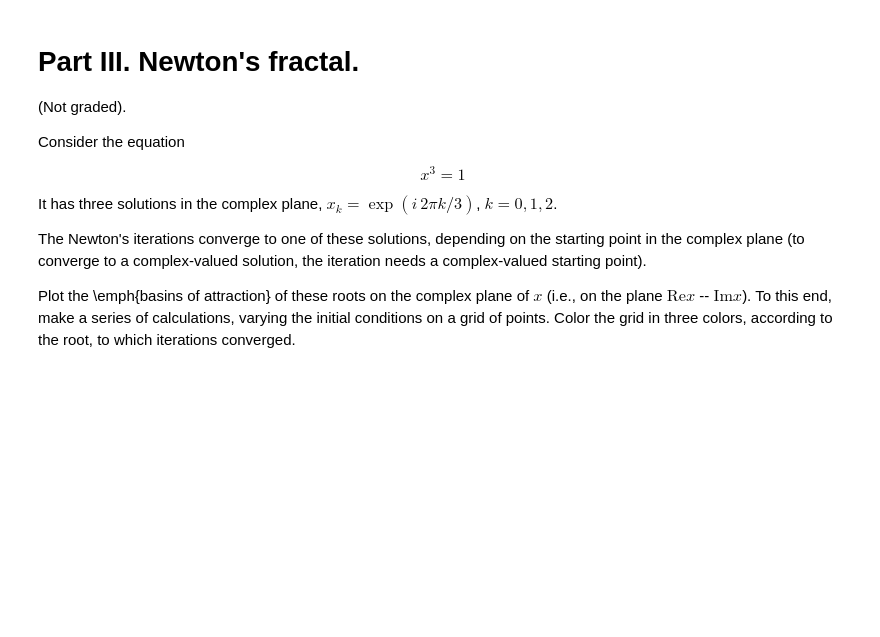
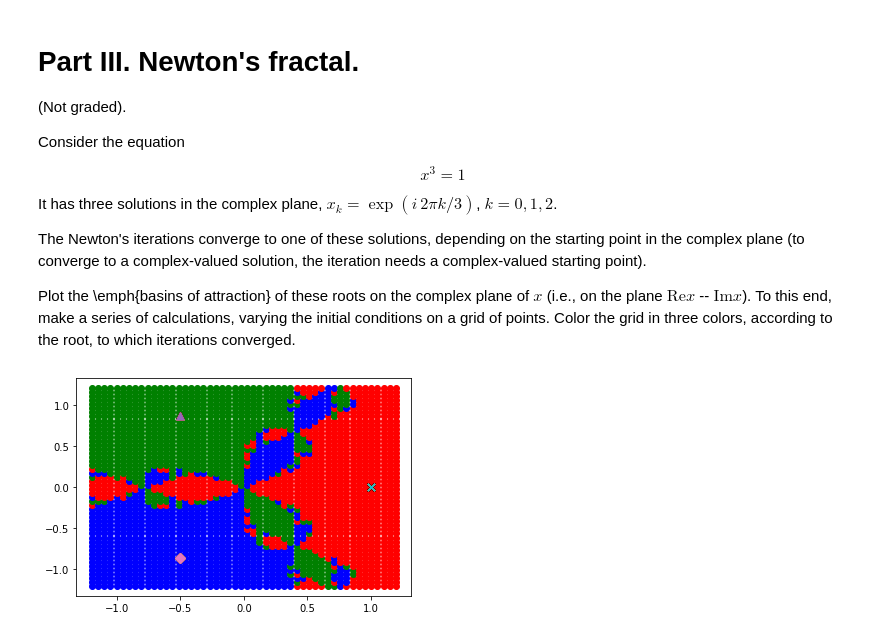
Before and after one commit to kjflorez/kflorezMetNumUN2020II, a Jupyter notebook: LAB 10/kflorezAlgorithmicToolboxWeek3SolvingNonLinearAlgebraicEquations.ipynb, the cells around one changed output. Cells and saved outputs as stored; diff of their text form; code cells hidden in the pictures; blank space fills up the shorter version.

```diff
--- a/LAB 10/kflorezAlgorithmicToolboxWeek3SolvingNonLinearAlgebraicEquations.ipynb
+++ b/LAB 10/kflorezAlgorithmicToolboxWeek3SolvingNonLinearAlgebraicEquations.ipynb
@@ -223,21 +223,23 @@ def newton_iteration_fractal(f, fder, x0, y0, eps=1e-5, maxiter=1000):
 
     return var_x
 # %%
-X, Y = np.linspace(-1.2, 1.2, 150), np.linspace(-1.2, 1.2, 150)
+X, Y = np.linspace(-1.2, 1.2, 50), np.linspace(-1.2, 1.2, 50)
 
 for x in X:
     for y in Y:
         sol = newton_iteration_fractal(f, fder, x, y)
 
         if sol != 'Nan':
             if abs(sol.imag) < 1e-8:
                 plt.scatter(sol.real, sol.imag, marker='x', s=50)
                 plt.scatter(x, y, marker='o', color='red', alpha=1)
 
             elif sol.imag < 0:
                 plt.scatter(sol.real, sol.imag, marker='D', s=50)
                 plt.scatter(x, y, marker='o', color='blue', alpha=1)
 
             else:
                 plt.scatter(sol.real, sol.imag, marker='^', s=50)
                 plt.scatter(x, y, marker='o', color='green', alpha=1)
+# %% [output]
+[figure, added]
```
